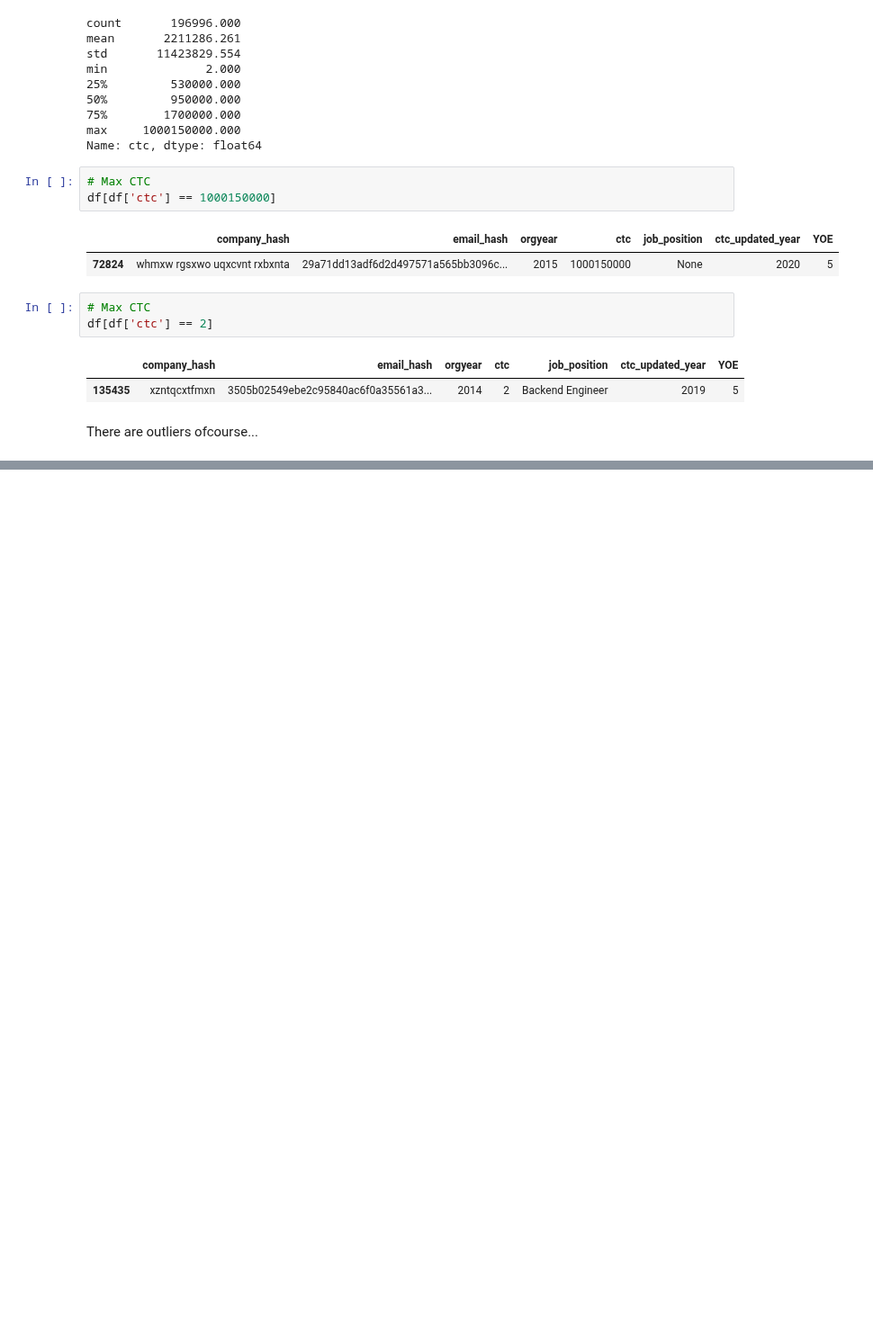
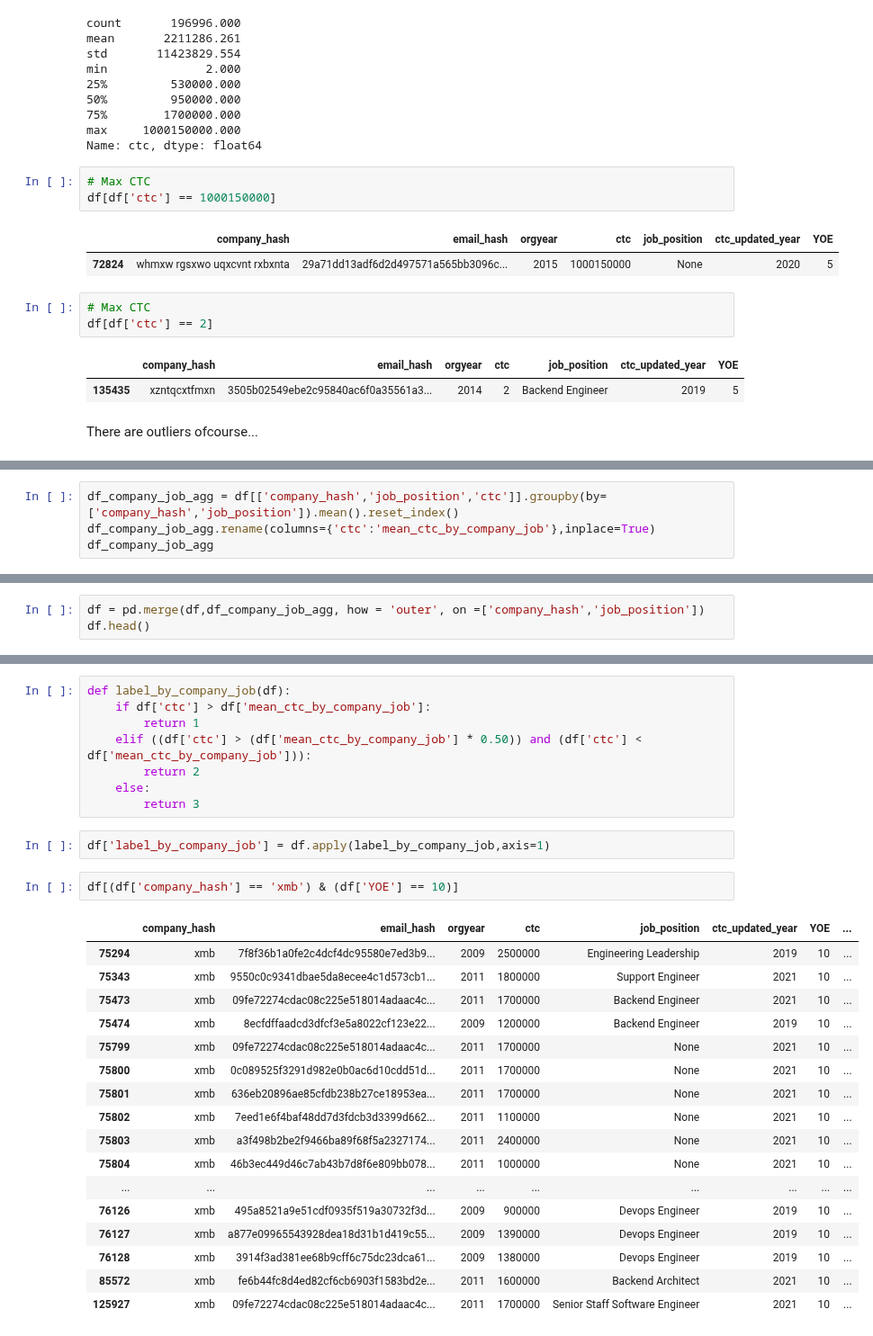
Before and after one commit to anidec25/Linear-Regression, a Jupyter notebook: clustering/scalar.ipynb, the cells around one changed output, grey strips where cells are left out. Shown at 90% size. Drawn from its saved outputs; the diff is of its cells as text; blank space fills up the shorter version.

```diff
--- a/clustering/scalar.ipynb
+++ b/clustering/scalar.ipynb
@@ -476,0 +627,4 @@ df['company_hash'].nunique()
+# %%
+df_company_job_agg = df[['company_hash','job_position','ctc']].groupby(by=['company_hash','job_position']).mean().reset_index()
+df_company_job_agg.rename(columns={'ctc':'mean_ctc_by_company_job'},inplace=True)
+df_company_job_agg
@@ -476,0 +645,3 @@ df['company_hash'].nunique()
+# %%
+df = pd.merge(df,df_company_job_agg, how = 'outer', on =['company_hash','job_position'])
+df.head()
@@ -476,0 +655,30 @@ df['company_hash'].nunique()
+# %%
+def label_by_company_job(df):
+    if df['ctc'] > df['mean_ctc_by_company_job']:
+        return 1
+    elif ((df['ctc'] > (df['mean_ctc_by_company_job'] * 0.50)) and (df['ctc'] < df['mean_ctc_by_company_job'])):
+        return 2
+    else:
+        return 3
+# %%
+df['label_by_company_job'] = df.apply(label_by_company_job,axis=1)
+# %%
+df[(df['company_hash'] == 'xmb') & (df['YOE'] == 10)]
+# %% [output]
+|  | company_hash | email_hash | orgyear | ctc | job_position | ctc_updated_year | YOE | ... |
+| 75294 | xmb | 7f8f36b1a0fe2c4dcf4dc95580e7ed3b9... | 2009 | 2500000 | Engineering Leadership | 2019 | 10 | ... |
+| 75343 | xmb | 9550c0c9341dbae5da8ecee4c1d573cb1... | 2011 | 1800000 | Support Engineer | 2021 | 10 | ... |
+| 75473 | xmb | 09fe72274cdac08c225e518014adaac4c... | 2011 | 1700000 | Backend Engineer | 2021 | 10 | ... |
+| 75474 | xmb | 8ecfdffaadcd3dfcf3e5a8022cf123e22... | 2009 | 1200000 | Backend Engineer | 2019 | 10 | ... |
+| 75799 | xmb | 09fe72274cdac08c225e518014adaac4c... | 2011 | 1700000 | None | 2021 | 10 | ... |
+| 75800 | xmb | 0c089525f3291d982e0b0ac6d10cdd51d... | 2011 | 1700000 | None | 2021 | 10 | ... |
+| 75801 | xmb | 636eb20896ae85cfdb238b27ce18953ea... | 2011 | 1700000 | None | 2021 | 10 | ... |
+| 75802 | xmb | 7eed1e6f4baf48dd7d3fdcb3d3399d662... | 2011 | 1100000 | None | 2021 | 10 | ... |
+| 75803 | xmb | a3f498b2be2f9466ba89f68f5a2327174... | 2011 | 2400000 | None | 2021 | 10 | ... |
+| 75804 | xmb | 46b3ec449d46c7ab43b7d8f6e809bb078... | 2011 | 1000000 | None | 2021 | 10 | ... |
+| ... | ... | ... | ... | ... | ... | ... | ... | ... |
+| 76126 | xmb | 495a8521a9e51cdf0935f519a30732f3d... | 2009 | 900000 | Devops Engineer | 2019 | 10 | ... |
+| 76127 | xmb | a877e09965543928dea18d31b1d419c55... | 2009 | 1390000 | Devops Engineer | 2019 | 10 | ... |
+| 76128 | xmb | 3914f3ad381ee68b9cff6c75dc23dca61... | 2009 | 1380000 | Devops Engineer | 2019 | 10 | ... |
+| 85572 | xmb | fe6b44fc8d4ed82cf6cb6903f1583bd2e... | 2011 | 1600000 | Backend Architect | 2021 | 10 | ... |
+| 125927 | xmb | 09fe72274cdac08c225e518014adaac4c... | 2011 | 1700000 | Senior Staff Software Engineer | 2021 | 10 | ... |
```
Also changed, not shown: parts of 30 cells of this notebook.
